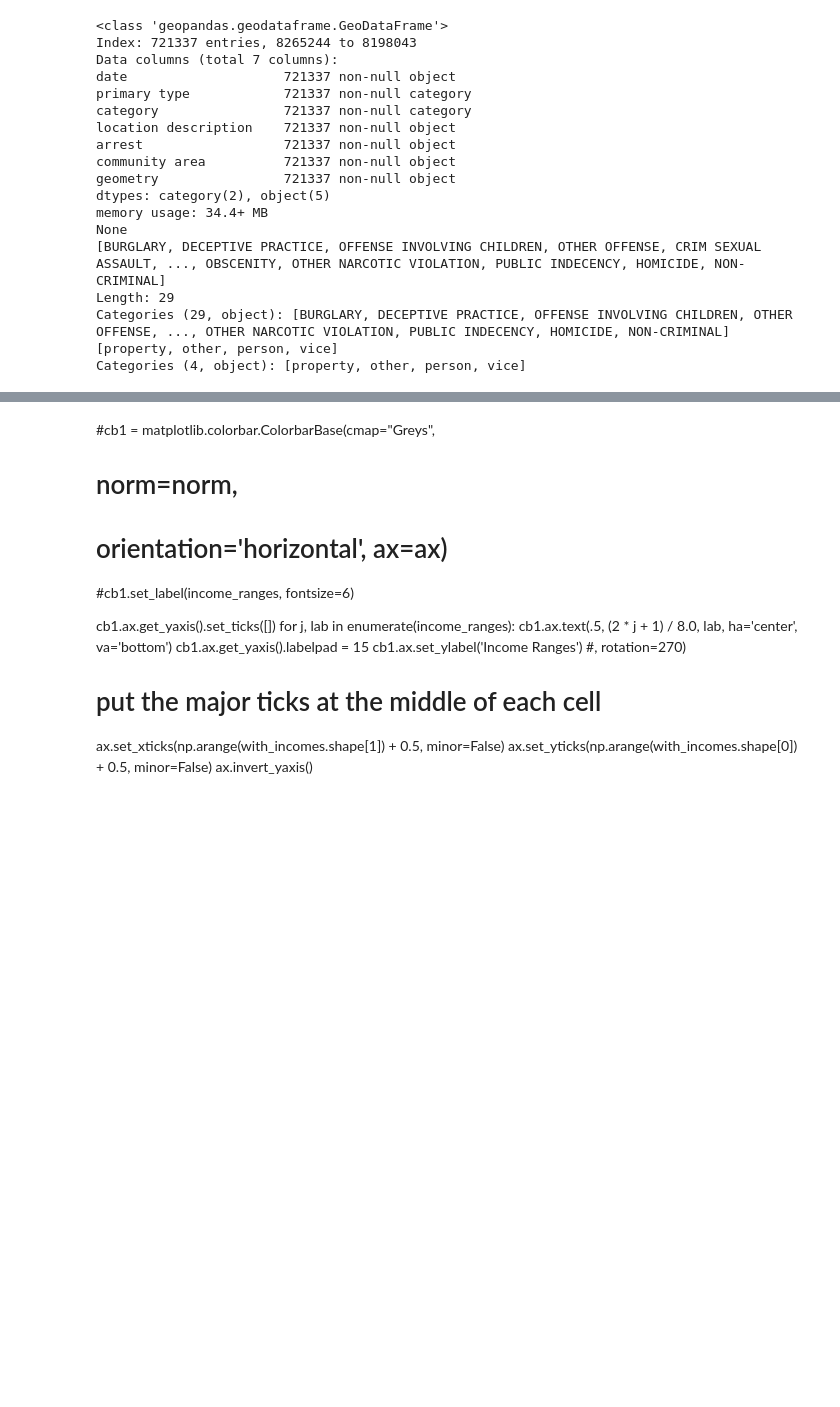
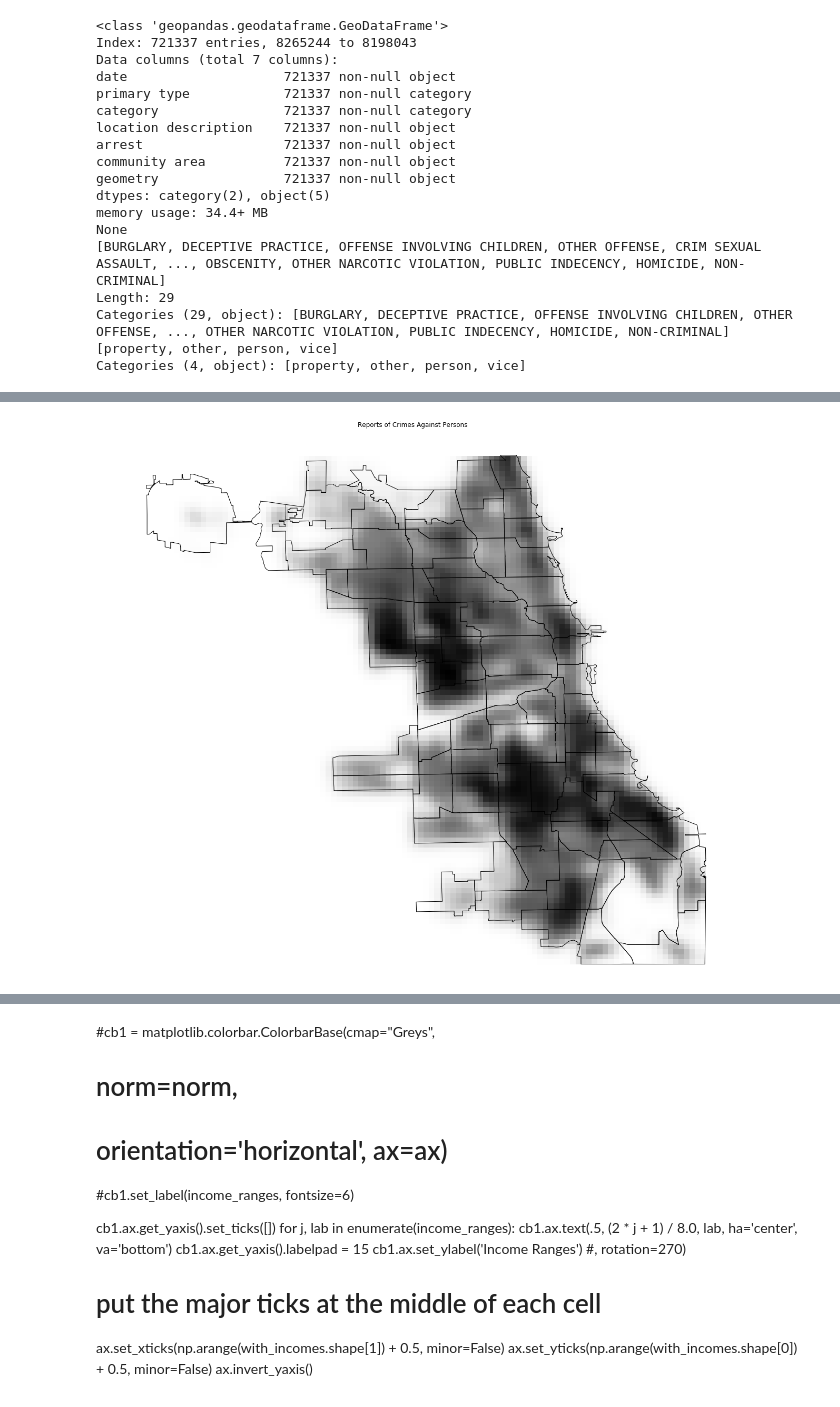
Before and after one commit to hubrigant/chicago_analysis, a Jupyter notebook: GraphExperimentation.ipynb, the cells around one changed output, grey strips where cells are left out. Cells and saved outputs as stored; diff of their text form; code cells hidden in the pictures; blank space fills up the shorter version.

```diff
--- a/GraphExperimentation.ipynb
+++ b/GraphExperimentation.ipynb
@@ -288,4 +201,0 @@ extent = [yedges[0], yedges[-1], xedges[-1], xedges[0]]
-# %%
-logheatmap = np.log(heatmap)
-logheatmap[np.isneginf(logheatmap)] = 0
-logheatmap = ndimage.filters.gaussian_filter(logheatmap, 1, mode='nearest')
@@ -389 +217,22 @@ None
+# %%
+def heatmap(d, bins=(100,100), smoothing=1.3, cmap='jet'):
+    def getx(pt):
+        return pt.coords[0][0]
+
+    def gety(pt):
+        return pt.coords[0][1]
+
+    x = list(d.geometry.apply(getx))
+    y = list(d.geometry.apply(gety))
+    heatmap, xedges, yedges = np.histogram2d(y, x, bins=bins)
+    extent = [yedges[0], yedges[-1], xedges[-1], xedges[0]]
+
+    logheatmap = np.log(heatmap)
+    logheatmap[np.isneginf(logheatmap)] = 0
+    logheatmap = ndimage.filters.gaussian_filter(logheatmap, smoothing, mode='nearest')
+    return logheatmap
+    #plt.imshow(logheatmap, cmap=cmap, extent=extent)
+    #plt.colorbar()
+    #plt.gca().invert_yaxis()
+    #plt.show()
 # %%
@@ -435,0 +270,15 @@ plt.show()
+# %%
+fig, ax = plt.subplots(figsize=(20, 20))
+
+ax.set_title('Reports of Crimes Against Persons')
+ax.set_aspect('equal')
+ax.axis('off')
+plt.imshow(heatmap(crimes.loc[lambda crimes: crimes['category'] == 'person', :],
+                   bins=(100, 100), smoothing=1.3, cmap=cMap),
+           cmap=cMap, extent=extent)
+plt.gca().invert_yaxis()
+neighborhoods.plot(ax=ax, edgecolor='black', color='none')
+#plt.show()
+plt.savefig('police-reports-person.png', bbox_inches='tight')
+# %% [output]
+[figure, added]
```
Also changed, not shown: parts of 25 cells of this notebook, 6 other files.
